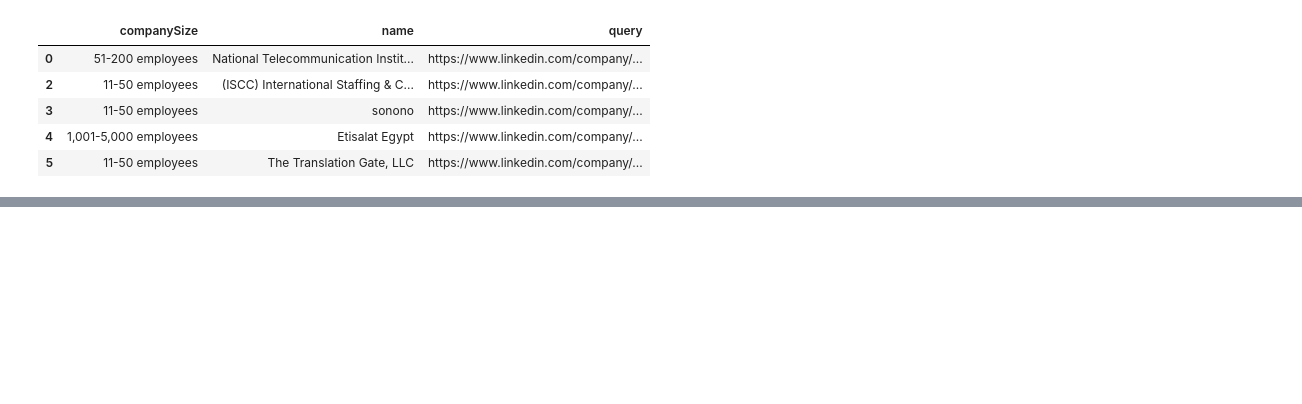
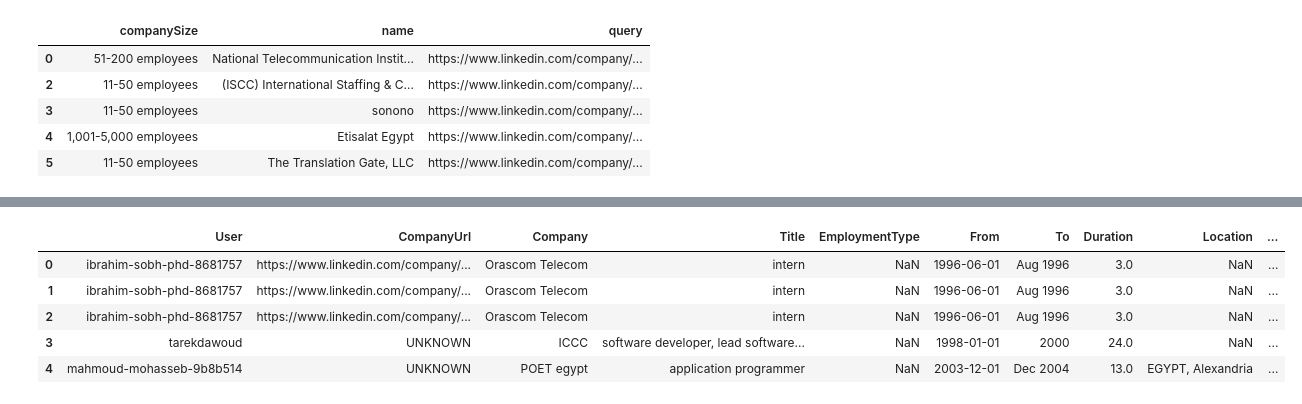
Before and after one commit to Mostafa-wael/Exploring-the-Landscape-of-the-Egyptian-Software-Market, a Jupyter notebook: notebooks/predict0.ipynb, the cells around one changed output, grey strips where cells are left out. Saved outputs shown, nothing was run; the diff lists cells and outputs as text; code cells hidden in the pictures; blank space fills up the shorter version.

```diff
--- a/notebooks/predict0.ipynb
+++ b/notebooks/predict0.ipynb
@@ -106,0 +125,15 @@ students_experiences.head()
+# %%
+# join experiences with companies
+students_experiences = students_experiences.merge(companies, left_on='Company', right_on='name', how='left')
+
+# join experiences with education
+students_experiences = students_experiences.merge(students_education, left_on='User', right_on='User', how='left')
+
+students_experiences.head()
+# %% [output]
+|  | User | CompanyUrl | Company | Title | EmploymentType | From | To | Duration | Location | ... |
+| 0 | ibrahim-sobh-phd-8681757 | https://www.linkedin.com/company/... | Orascom Telecom | intern | NaN | 1996-06-01 | Aug 1996 | 3.0 | NaN | ... |
+| 1 | ibrahim-sobh-phd-8681757 | https://www.linkedin.com/company/... | Orascom Telecom | intern | NaN | 1996-06-01 | Aug 1996 | 3.0 | NaN | ... |
+| 2 | ibrahim-sobh-phd-8681757 | https://www.linkedin.com/company/... | Orascom Telecom | intern | NaN | 1996-06-01 | Aug 1996 | 3.0 | NaN | ... |
+| 3 | tarekdawoud | UNKNOWN | ICCC | software developer, lead software... | NaN | 1998-01-01 | 2000 | 24.0 | NaN | ... |
+| 4 | mahmoud-mohasseb-9b8b514 | UNKNOWN | POET egypt | application programmer | NaN | 2003-12-01 | Dec 2004 | 13.0 | EGYPT, Alexandria | ... |
```
Also changed, not shown: parts of 10 cells of this notebook, 3 other files.
